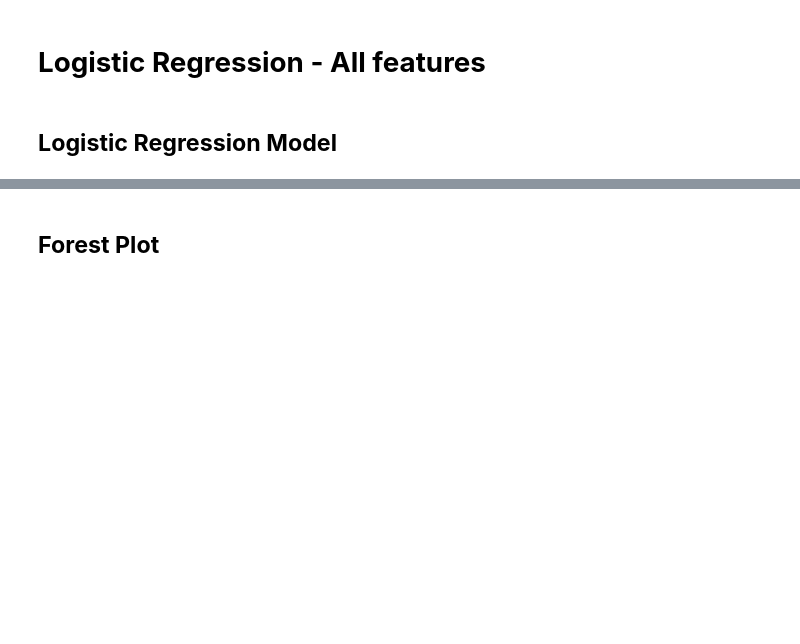
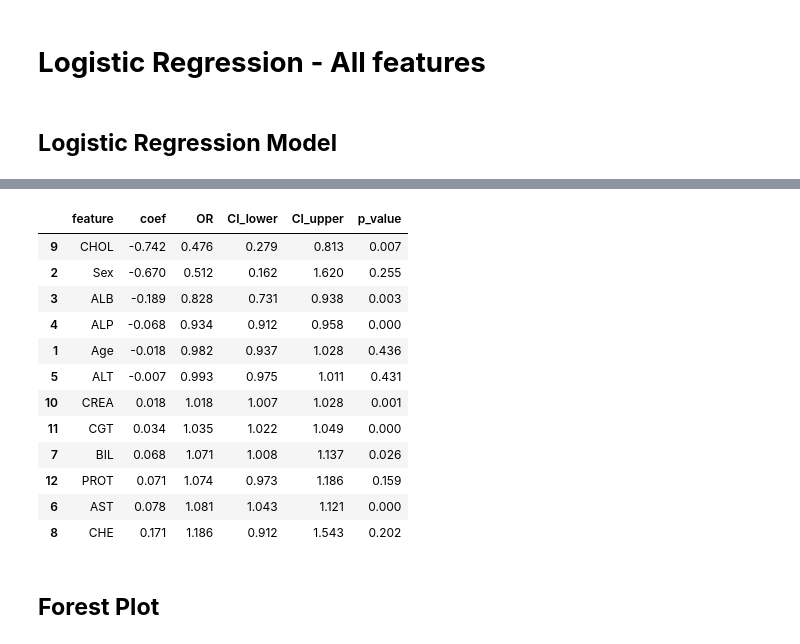
Before and after one commit to MAI3003-Data-Witches/Data-Witches_Project1, a Jupyter notebook: MAI3003_Data_Witches_Assignment_1.ipynb, the cells around one changed output, grey strips where cells are left out. Cells and saved outputs as stored; diff of their text form; code cells hidden in the pictures; blank space fills up the shorter version.

```diff
--- a/MAI3003_Data_Witches_Assignment_1.ipynb
+++ b/MAI3003_Data_Witches_Assignment_1.ipynb
@@ -523,2 +731,39 @@ distplots(hcv_imputed)
+# %%
+# @title 5. Summarize coefficients → Odds Ratios with 95% CI
+
+coef = result.params
+se = result.bse
+z = 1.96
+
+summary_df = pd.DataFrame({
+    "feature": coef.index,
+    "coef": coef.values,
+    "OR": np.exp(coef.values),
+    "CI_lower": np.exp(coef.values - z*se.values),
+    "CI_upper": np.exp(coef.values + z*se.values),
+    "p_value": result.pvalues.values
+}).query("feature != 'const'").sort_values("OR")
+
+display(summary_df.style.format({
+    "coef": "{:.3f}",
+    "OR": "{:.3f}",
+    "CI_lower": "{:.3f}",
+    "CI_upper": "{:.3f}",
+    "p_value": "{:.3f}"
+}))
+# %% [output]
+|  | feature | coef | OR | CI_lower | CI_upper | p_value |
+| 9 | CHOL | -0.742 | 0.476 | 0.279 | 0.813 | 0.007 |
+| 2 | Sex | -0.670 | 0.512 | 0.162 | 1.620 | 0.255 |
+| 3 | ALB | -0.189 | 0.828 | 0.731 | 0.938 | 0.003 |
+| 4 | ALP | -0.068 | 0.934 | 0.912 | 0.958 | 0.000 |
+| 1 | Age | -0.018 | 0.982 | 0.937 | 1.028 | 0.436 |
+| 5 | ALT | -0.007 | 0.993 | 0.975 | 1.011 | 0.431 |
+| 10 | CREA | 0.018 | 1.018 | 1.007 | 1.028 | 0.001 |
+| 11 | CGT | 0.034 | 1.035 | 1.022 | 1.049 | 0.000 |
+| 7 | BIL | 0.068 | 1.071 | 1.008 | 1.137 | 0.026 |
+| 12 | PROT | 0.071 | 1.074 | 0.973 | 1.186 | 0.159 |
+| 6 | AST | 0.078 | 1.081 | 1.043 | 1.121 | 0.000 |
+| 8 | CHE | 0.171 | 1.186 | 0.912 | 1.543 | 0.202 |
 # %% [markdown]
 ## **Forest Plot**
```
Also changed, not shown: parts of 22 cells of this notebook.
